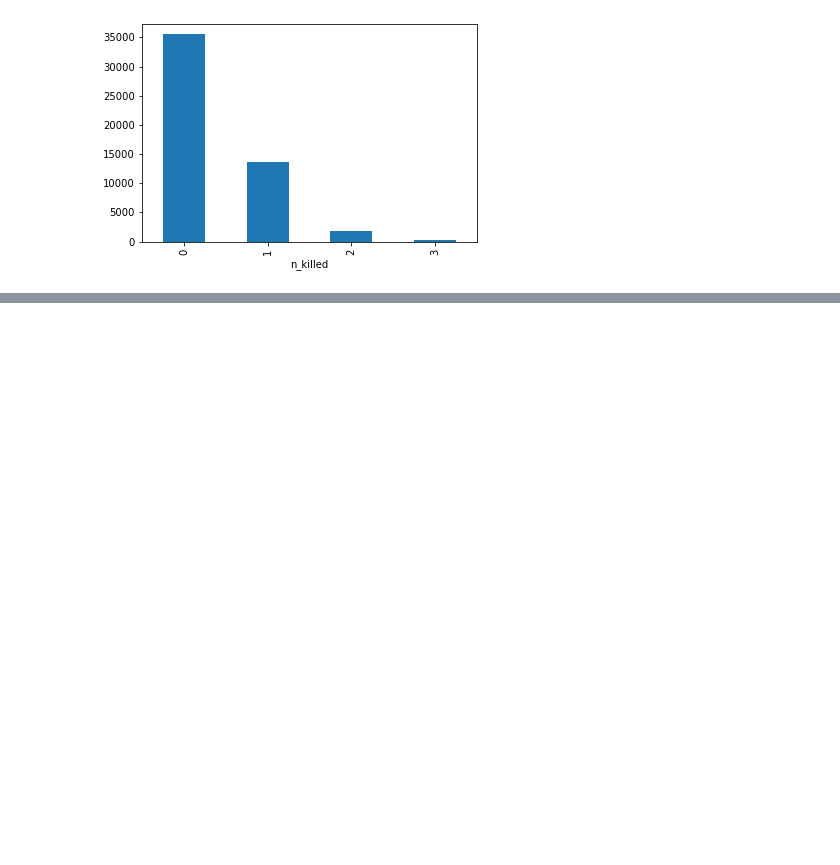
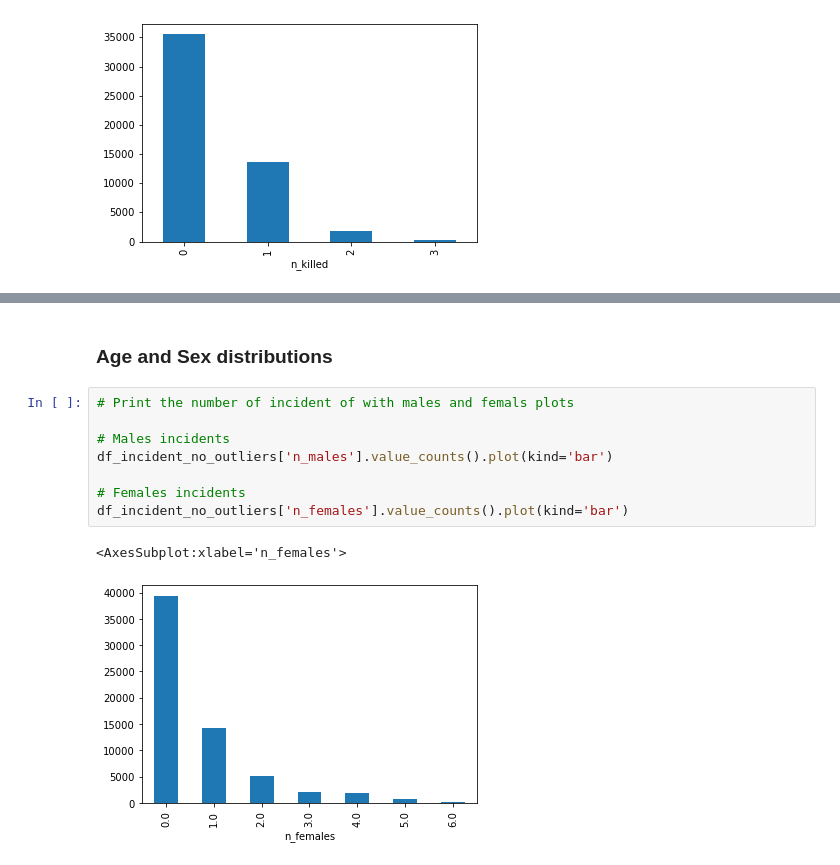
Before and after one commit to TheDarkPyotr/DataMining2023, a Jupyter notebook: source/Task1.ipynb, the cells around one changed output, grey strips where cells are left out. Cells and saved outputs as stored; diff of their text form; blank space fills up the shorter version.

```diff
--- a/source/Task1.ipynb
+++ b/source/Task1.ipynb
@@ -207,0 +270,13 @@ dtype: float64
+# %% [markdown]
+### Age and Sex distributions
+# %%
+# Print the number of incident of with males and femals plots
+
+# Males incidents
+df_incident_no_outliers['n_males'].value_counts().plot(kind='bar')
+
+# Females incidents
+df_incident_no_outliers['n_females'].value_counts().plot(kind='bar')
+# %% [output]
+<AxesSubplot:xlabel='n_females'>
+[figure, added]
```
Also changed, not shown: parts of 10 cells of this notebook.
